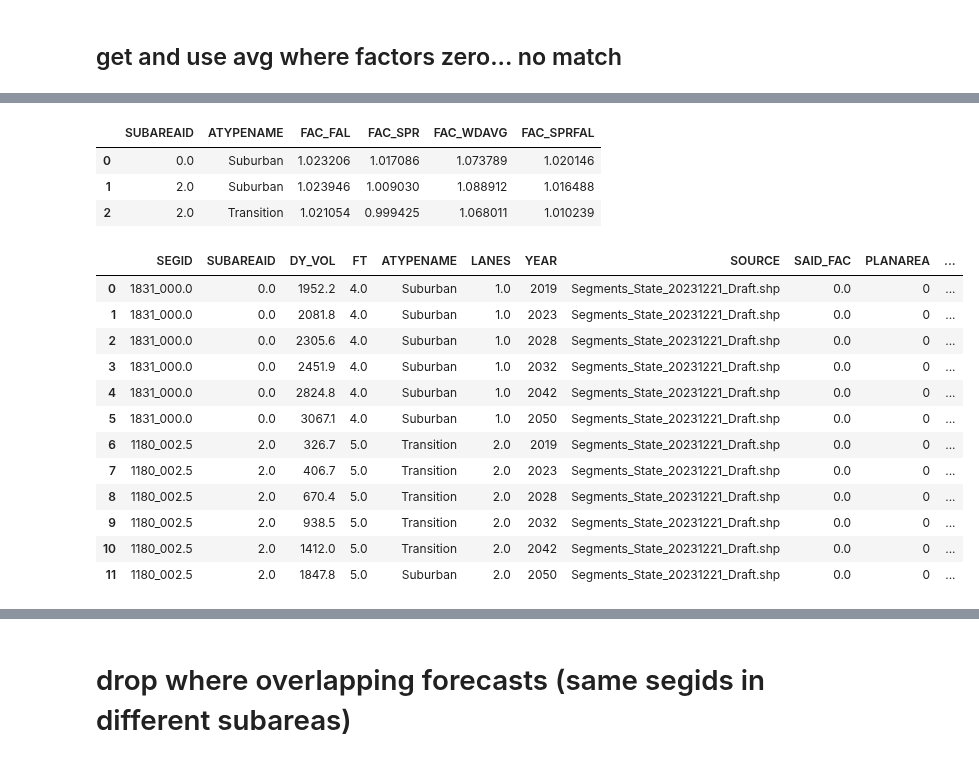
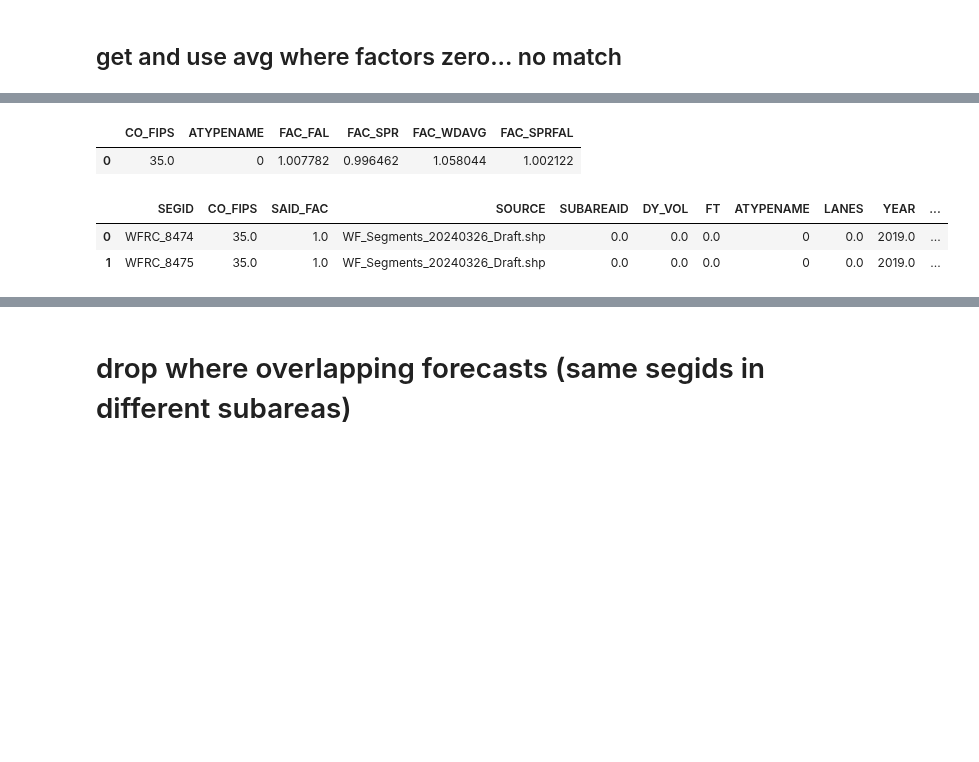
Before and after one commit to WFRCAnalytics/Traffic-Volume-Forecasts, a Jupyter notebook: 3-Prepare-Model-Forecasts.ipynb, the cells around one changed output, grey strips where cells are left out. Drawn from its saved outputs; the diff is of its cells as text; code cells hidden in the pictures; blank space fills up the shorter version.

Commit message:
Changed subareaid from tdm to segments to fix error of non-tdm routes not having obs volume

```diff
--- a/3-Prepare-Model-Forecasts.ipynb
+++ b/3-Prepare-Model-Forecasts.ipynb
@@ -197,11 +262,11 @@ dfMdlVolWithFactorSource
 # GET WEEKDAY FACTORS
 
 # read in factors
-_dfFac = pd.read_csv(fnFactors, usecols=('SOURCE', 'SEGID', 'SAID_FAC', 'PLANAREA', 'F_AREA', colFacWdAvg, colFacSpr, colFacFal))
+_dfFac = pd.read_csv(fnFactors, usecols=('SOURCE', 'SEGID', colFacWdAvg, colFacSpr, colFacFal))
 
 _dfFac['FAC_SPRFAL'] = (_dfFac[colFacSpr] + _dfFac[colFacFal]) / 2
 
-dfMdlVolWithFac = pd.merge(dfMdlVolWithFactorSource, _dfFac, on=('SEGID','SOURCE'), how="left")
+dfMdlVolWithFac = pd.merge(dfMdlVolWithAllSegs, _dfFac, on=('SEGID','SOURCE'), how="left")
 
 dfMdlVolWithFac.fillna(0, inplace=True)
 
@@ -280,4 +336,4 @@ display(dfZeroFac)
 # %%
-dfZeroFacSaAtCombos = dfZeroFac[['SUBAREAID','ATYPENAME']].drop_duplicates()
+dfZeroFacSaAtCombos = dfZeroFac[['CO_FIPS','ATYPENAME']].drop_duplicates()
 display(dfZeroFacSaAtCombos)
 # %% [output]
@@ -288,4 +342,4 @@ display(dfZeroFacSaAtCombos)
 # %%
-dfMdlVolWithFac_Filtered = pd.merge(dfMdlVolWithFac, dfZeroFacSaAtCombos, on=['SUBAREAID', 'ATYPENAME'], how='inner')
+dfMdlVolWithFac_Filtered = pd.merge(dfMdlVolWithFac, dfZeroFacSaAtCombos, on=['CO_FIPS', 'ATYPENAME'], how='inner')
 dfMdlVolWithFac_Filtered
 # %% [output]
@@ -305,28 +359,16 @@ dfMdlVolWithFac_Filtered
 # %%
-dfMdlVolWithFac_Filtered_avg = dfMdlVolWithFac_Filtered.groupby(['SUBAREAID','ATYPENAME'],as_index=False).agg(FAC_FAL = ('FAC_FAL','mean'),FAC_SPR = ('FAC_SPR','mean'),FAC_WDAVG = ('FAC_WDAVG','mean'),FAC_SPRFAL = ('FAC_SPRFAL','mean'))
+dfMdlVolWithFac_Filtered_avg = dfMdlVolWithFac_Filtered.groupby(['CO_FIPS','ATYPENAME'],as_index=False).agg(FAC_FAL = ('FAC_FAL','mean'),FAC_SPR = ('FAC_SPR','mean'),FAC_WDAVG = ('FAC_WDAVG','mean'),FAC_SPRFAL = ('FAC_SPRFAL','mean'))
 dfMdlVolWithFac_Filtered_avg
 # %% [output]
-|  | SUBAREAID | ATYPENAME | FAC_FAL | FAC_SPR | FAC_WDAVG | FAC_SPRFAL |
-| 0 | 0.0 | Suburban | 1.023206 | 1.017086 | 1.073789 | 1.020146 |
-| 1 | 2.0 | Suburban | 1.023946 | 1.009030 | 1.088912 | 1.016488 |
-| 2 | 2.0 | Transition | 1.021054 | 0.999425 | 1.068011 | 1.010239 |
+|  | CO_FIPS | ATYPENAME | FAC_FAL | FAC_SPR | FAC_WDAVG | FAC_SPRFAL |
+| 0 | 35.0 | 0 | 1.007782 | 0.996462 | 1.058044 | 1.002122 |
 # %%
-dfZeroFacWithAvg = pd.merge(dfZeroFac.drop(columns=['FAC_FAL','FAC_SPR','FAC_WDAVG','FAC_SPRFAL']),dfMdlVolWithFac_Filtered_avg, on=('SUBAREAID','ATYPENAME'),how='left')
+dfZeroFacWithAvg = pd.merge(dfZeroFac.drop(columns=['FAC_FAL','FAC_SPR','FAC_WDAVG','FAC_SPRFAL']),dfMdlVolWithFac_Filtered_avg, on=('CO_FIPS','ATYPENAME'),how='left')
 dfZeroFacWithAvg
 # %% [output]
-|  | SEGID | SUBAREAID | DY_VOL | FT | ATYPENAME | LANES | YEAR | SOURCE | SAID_FAC | PLANAREA | ... |
-| 0 | 1831_000.0 | 0.0 | 1952.2 | 4.0 | Suburban | 1.0 | 2019 | Segments_State_20231221_Draft.shp | 0.0 | 0 | ... |
-| 1 | 1831_000.0 | 0.0 | 2081.8 | 4.0 | Suburban | 1.0 | 2023 | Segments_State_20231221_Draft.shp | 0.0 | 0 | ... |
-| 2 | 1831_000.0 | 0.0 | 2305.6 | 4.0 | Suburban | 1.0 | 2028 | Segments_State_20231221_Draft.shp | 0.0 | 0 | ... |
-| 3 | 1831_000.0 | 0.0 | 2451.9 | 4.0 | Suburban | 1.0 | 2032 | Segments_State_20231221_Draft.shp | 0.0 | 0 | ... |
-| 4 | 1831_000.0 | 0.0 | 2824.8 | 4.0 | Suburban | 1.0 | 2042 | Segments_State_20231221_Draft.shp | 0.0 | 0 | ... |
-| 5 | 1831_000.0 | 0.0 | 3067.1 | 4.0 | Suburban | 1.0 | 2050 | Segments_State_20231221_Draft.shp | 0.0 | 0 | ... |
-| 6 | 1180_002.5 | 2.0 | 326.7 | 5.0 | Transition | 2.0 | 2019 | Segments_State_20231221_Draft.shp | 0.0 | 0 | ... |
-| 7 | 1180_002.5 | 2.0 | 406.7 | 5.0 | Transition | 2.0 | 2023 | Segments_State_20231221_Draft.shp | 0.0 | 0 | ... |
-| 8 | 1180_002.5 | 2.0 | 670.4 | 5.0 | Transition | 2.0 | 2028 | Segments_State_20231221_Draft.shp | 0.0 | 0 | ... |
-| 9 | 1180_002.5 | 2.0 | 938.5 | 5.0 | Transition | 2.0 | 2032 | Segments_State_20231221_Draft.shp | 0.0 | 0 | ... |
-| 10 | 1180_002.5 | 2.0 | 1412.0 | 5.0 | Transition | 2.0 | 2042 | Segments_State_20231221_Draft.shp | 0.0 | 0 | ... |
-| 11 | 1180_002.5 | 2.0 | 1847.8 | 5.0 | Suburban | 2.0 | 2050 | Segments_State_20231221_Draft.shp | 0.0 | 0 | ... |
+|  | SEGID | CO_FIPS | SAID_FAC | SOURCE | SUBAREAID | DY_VOL | FT | ATYPENAME | LANES | YEAR | ... |
+| 0 | WFRC_8474 | 35.0 | 1.0 | WF_Segments_20240326_Draft.shp | 0.0 | 0.0 | 0.0 | 0 | 0.0 | 2019.0 | ... |
+| 1 | WFRC_8475 | 35.0 | 1.0 | WF_Segments_20240326_Draft.shp | 0.0 | 0.0 | 0.0 | 0 | 0.0 | 2019.0 | ... |
 # %%
 dfMdlVolWithFac = pd.concat([dfZeroFacWithAvg,dfNonZeroFac], ignore_index=True)
 dfMdlVolWithFac
```
Also changed, not shown: parts of 29 cells of this notebook, 19 other files.
